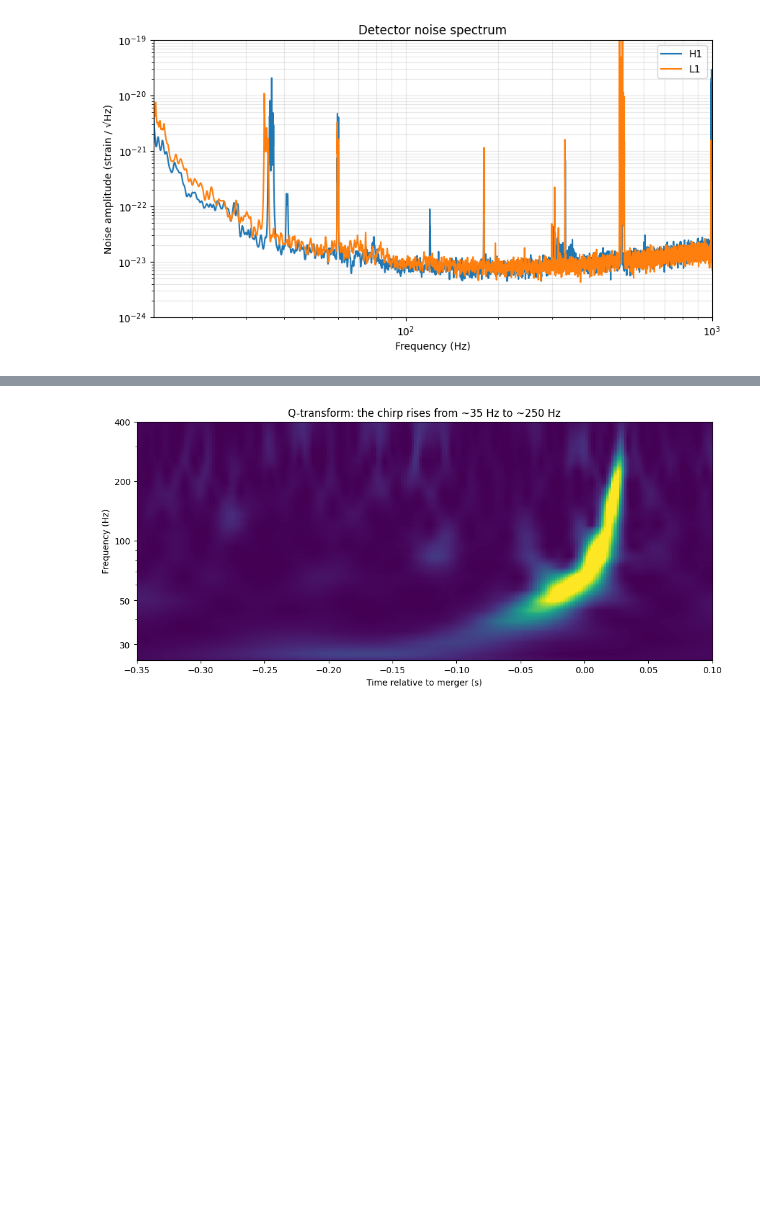
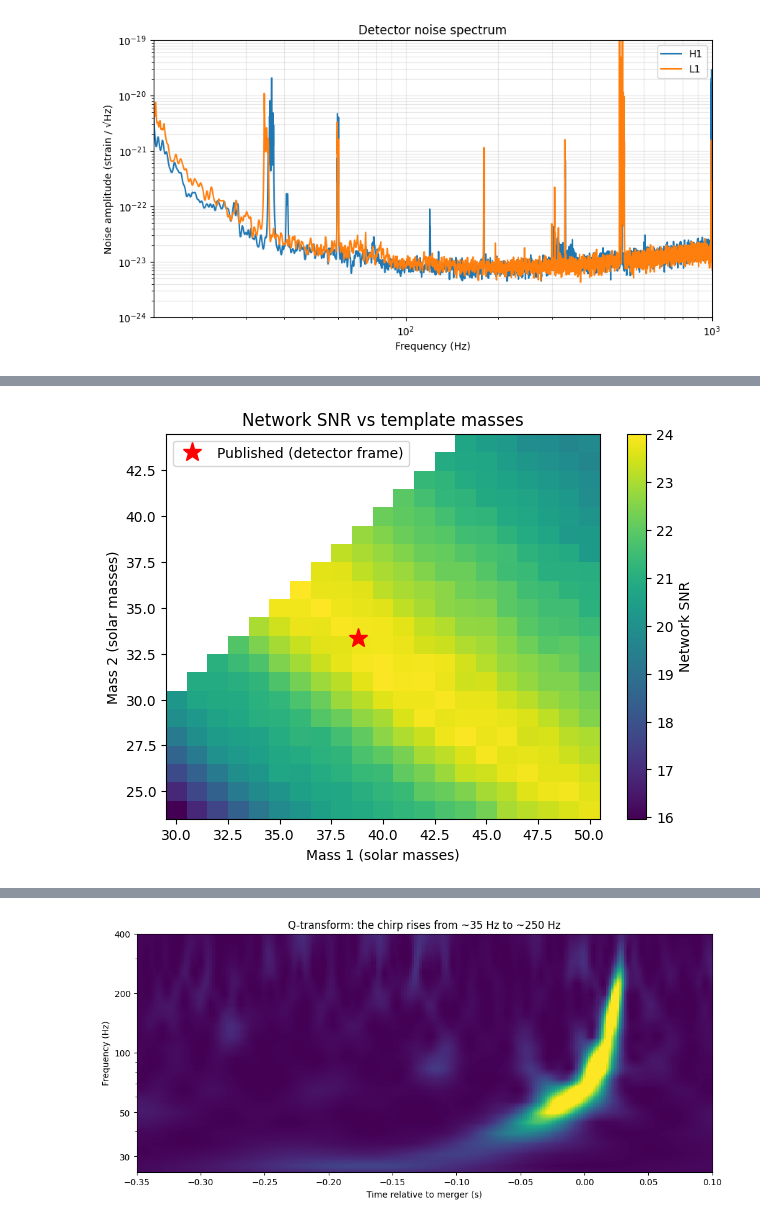
Before and after one commit to himansh04v/gw150914-pipeline, a Jupyter notebook: notebooks/LIGO.ipynb, the cells around one changed output, grey strips where cells are left out. Drawn from its saved outputs; the diff is of its cells as text; code cells hidden in the pictures; blank space fills up the shorter version.

```diff
--- a/notebooks/LIGO.ipynb
+++ b/notebooks/LIGO.ipynb
@@ -78,3 +176,34 @@ plt.show()
+# %%
+import numpy as np
+import matplotlib.pyplot as plt
+
+M1 = sorted(set(k[0] for k in results))
+M2 = sorted(set(k[1] for k in results))
+
+grid = np.full((len(M2), len(M1)), np.nan)
+for (a, b), (h, l) in results.items():
+    grid[M2.index(b), M1.index(a)] = np.hypot(h, l)
+
+fig, ax = plt.subplots(figsize=(7, 5))
+im = ax.imshow(
+    grid, origin="lower", cmap="viridis", aspect="auto",
+    extent=[M1[0] - 0.5, M1[-1] + 0.5, M2[0] - 0.5, M2[-1] + 0.5],
+)
+plt.colorbar(im, label="Network SNR")
+
+# Published masses converted to the detector frame (x 1.09)
+ax.plot(35.6 * 1.09, 30.6 * 1.09, marker="*", color="red", markersize=14,
+        linestyle="none", label="Published (detector frame)")
+
+ax.set_xlabel("Mass 1 (solar masses)")
+ax.set_ylabel("Mass 2 (solar masses)")
+ax.set_title("Network SNR vs template masses")
+ax.legend(loc="upper left")
+
+plt.savefig("../outputs/plots/06_template_bank.png", dpi=200, bbox_inches="tight")
+plt.show()
+# %% [output]
+[figure, added]
 # %%
 from pycbc.waveform import get_td_waveform
 from pycbc.filter import matched_filter
```
Also changed, not shown: parts of 9 cells of this notebook, 22 other files.
